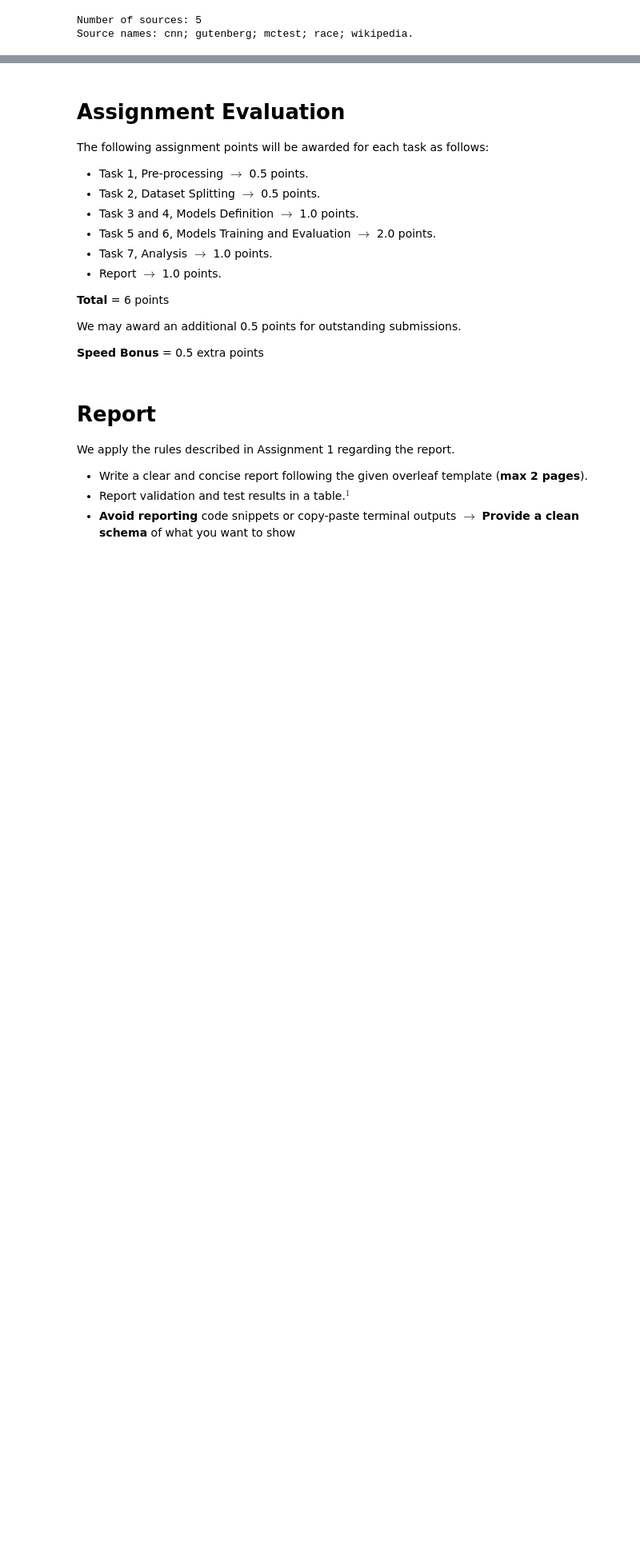
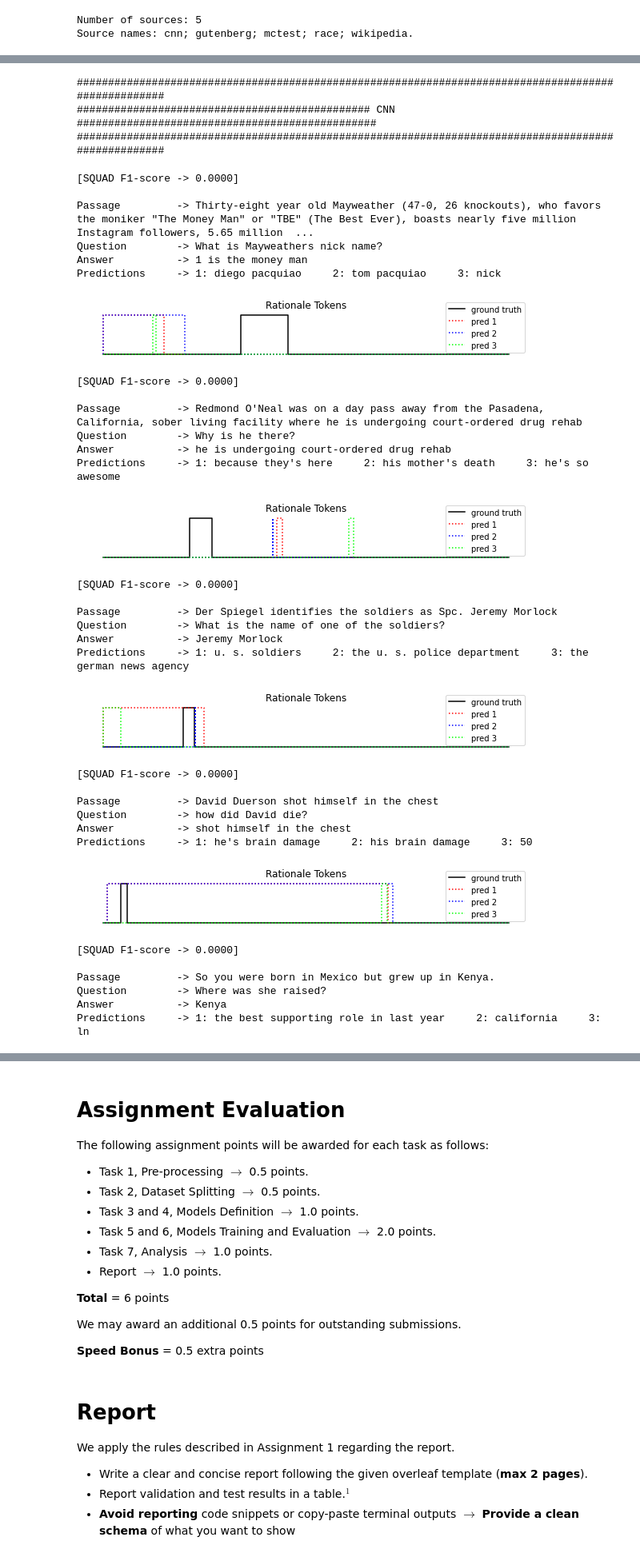
Before and after one commit to DavideFemia/Question-Answering-with-Transformers, a Jupyter notebook: Assignment_2.ipynb, the cells around one changed output, grey strips where cells are left out. Shown at 80% size. Saved outputs shown, nothing was run; the diff lists cells and outputs as text; code cells hidden in the pictures; blank space fills up the shorter version.

```diff
--- a/Assignment_2.ipynb
+++ b/Assignment_2.ipynb
@@ -1421,7 +1421,7 @@ def dialogue_without_history(model, passage, qa_pairs, indices):
     # Compute F1 at the dialogue level
     dialogue_f1 = np.mean(f1_scores)
 
-    return dialogue_f1, preds, (tok_pos, preds_tok_pos)
+    return dialogue_f1, (preds, f1_scores), (tok_pos, preds_tok_pos)
 # %% [markdown]
 ## [Task 5] Question generation with text passage $P$, question $Q$ and dialogue history $H$
 
@@ -1481,7 +1481,7 @@ def dialogue_with_history(model, passage, qa_pairs, indices, hist_length):
     # Compute F1 at the dialogue level
     dialogue_f1 = np.mean(f1_scores)
 
-    return dialogue_f1, preds, (tok_pos, preds_tok_pos)
+    return dialogue_f1, (preds, f1_scores), (tok_pos, preds_tok_pos)
 # %% [markdown]
 ## [Task 6] Train and evaluate $f_\theta(P, Q)$ and $f_\theta(P, Q, H)$
 
@@ -1611,20 +1553,0 @@ plt.show()
-# %%
-def source_eval(models_folder, model_type, with_history, df):
-    warnings.filterwarnings('ignore')
-    device = torch.device('cuda' if torch.cuda.is_available() else 'cpu')
-
-    models = {}
-    for model_path in os.listdir(models_folder):
-        seed = int(model_path.split('-')[-1])
-        history_length = int(model_path.split('-')[-2])
-        history = True if history_length > 0 else False
-
-        if model_path.split('-')[0] != model_type or history != with_history:
-            continue
-
-        params = {'seed': seed, 'history_length': history_length, 'history': history}
-        models.update({model_path: (torch.load(models_folder + model_path).to(device), params)})
-
-    dialogues = test_conversation(models, df)
-    dialogues = dialogues.sort_values(by='f1_score', ascending=True, inplace=False).iloc[:5, :].reset_index(drop=True)
-    return dialogues
@@ -1633,6 +1744,9 @@ models_folder = 'Models/'
 model_type = 'bert'
 with_history = False
 
-dialogues = source_eval(models_folder, model_type, with_history, cnn_df)
-dialogues
+for source, source_df in grouped_df:
+    print_source_name(source)
+
+    dialogues = source_eval(models_folder, model_type, with_history, source_df)   # Extract 5 worst dialogues
+    print_worst_answers(dialogues)                                                # Print worst answer for each dialogue (random tie breaking)
 # %% [output]
@@ -1644,0 +1753,37 @@ dialogues
+####################################################################################################
+############################################### CNN ################################################
+####################################################################################################
+[SQUAD F1-score -> 0.0000]
+
+Passage         -> Thirty-eight year old Mayweather (47-0, 26 knockouts), who favors the moniker "The Money Man" or "TBE" (The Best Ever), boasts nearly five million Instagram followers, 5.65 million  ...
+Question        -> What is Mayweathers nick name?
+Answer          -> 1 is the money man
+Predictions     -> 1: diego pacquiao     2: tom pacquiao     3: nick
+[figure, added]
+[SQUAD F1-score -> 0.0000]
+
+Passage         -> Redmond O'Neal was on a day pass away from the Pasadena, California, sober living facility where he is undergoing court-ordered drug rehab
+Question        -> Why is he there?
+Answer          -> he is undergoing court-ordered drug rehab
+Predictions     -> 1: because they's here     2: his mother's death     3: he's so awesome
+[figure, added]
+[SQUAD F1-score -> 0.0000]
+
+Passage         -> Der Spiegel identifies the soldiers as Spc. Jeremy Morlock
+Question        -> What is the name of one of the soldiers?
+Answer          -> Jeremy Morlock
+Predictions     -> 1: u. s. soldiers     2: the u. s. police department     3: the german news agency
+[figure, added]
+[SQUAD F1-score -> 0.0000]
+
+Passage         -> David Duerson shot himself in the chest
+Question        -> how did David die?
+Answer          -> shot himself in the chest
+Predictions     -> 1: he's brain damage     2: his brain damage     3: 50
+[figure, added]
+[SQUAD F1-score -> 0.0000]
+
+Passage         -> So you were born in Mexico but grew up in Kenya.
+Question        -> Where was she raised?
+Answer          -> Kenya
+Predictions     -> 1: the best supporting role in last year     2: california     3: ln
```
Also changed, not shown: parts of 23 cells of this notebook.
